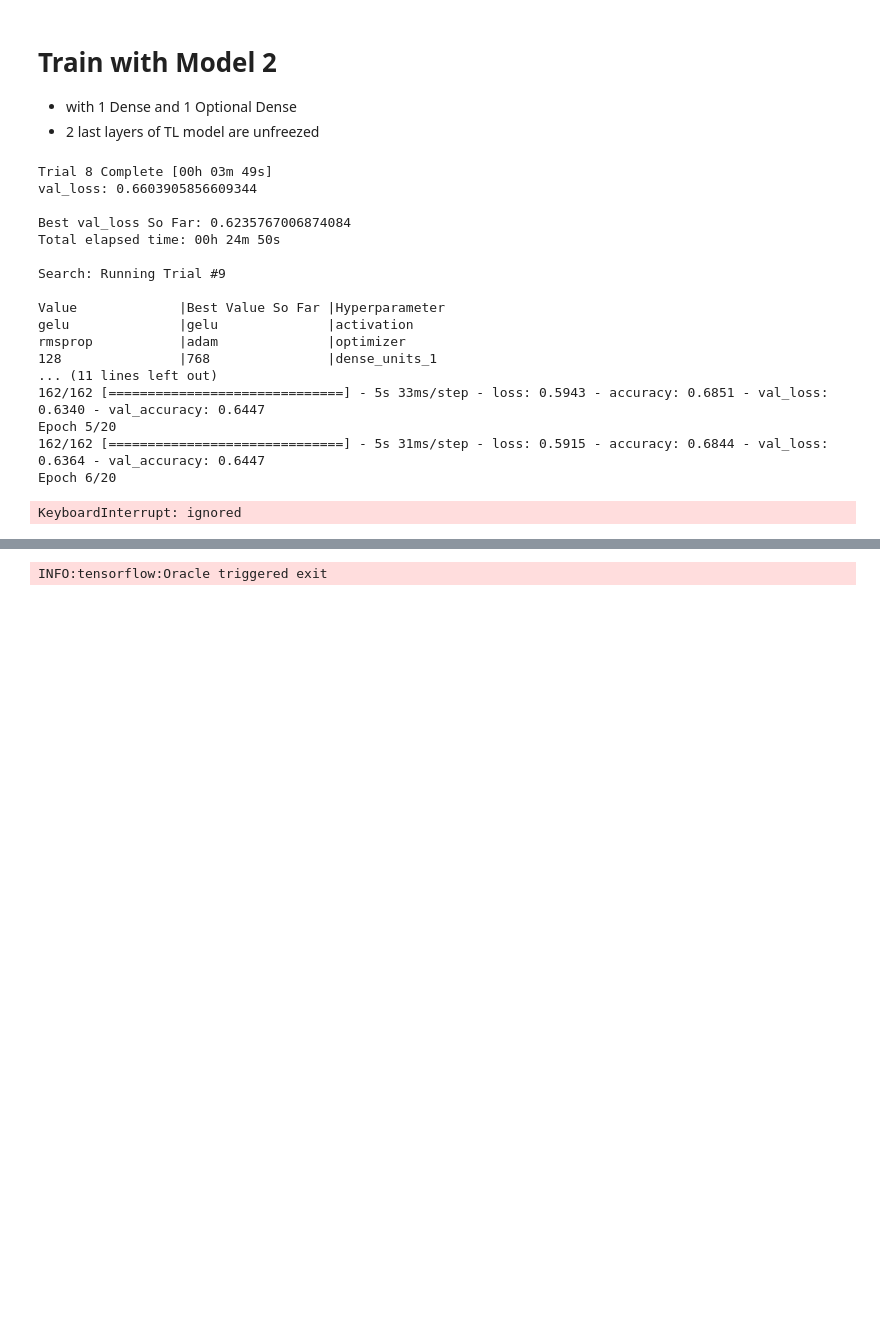
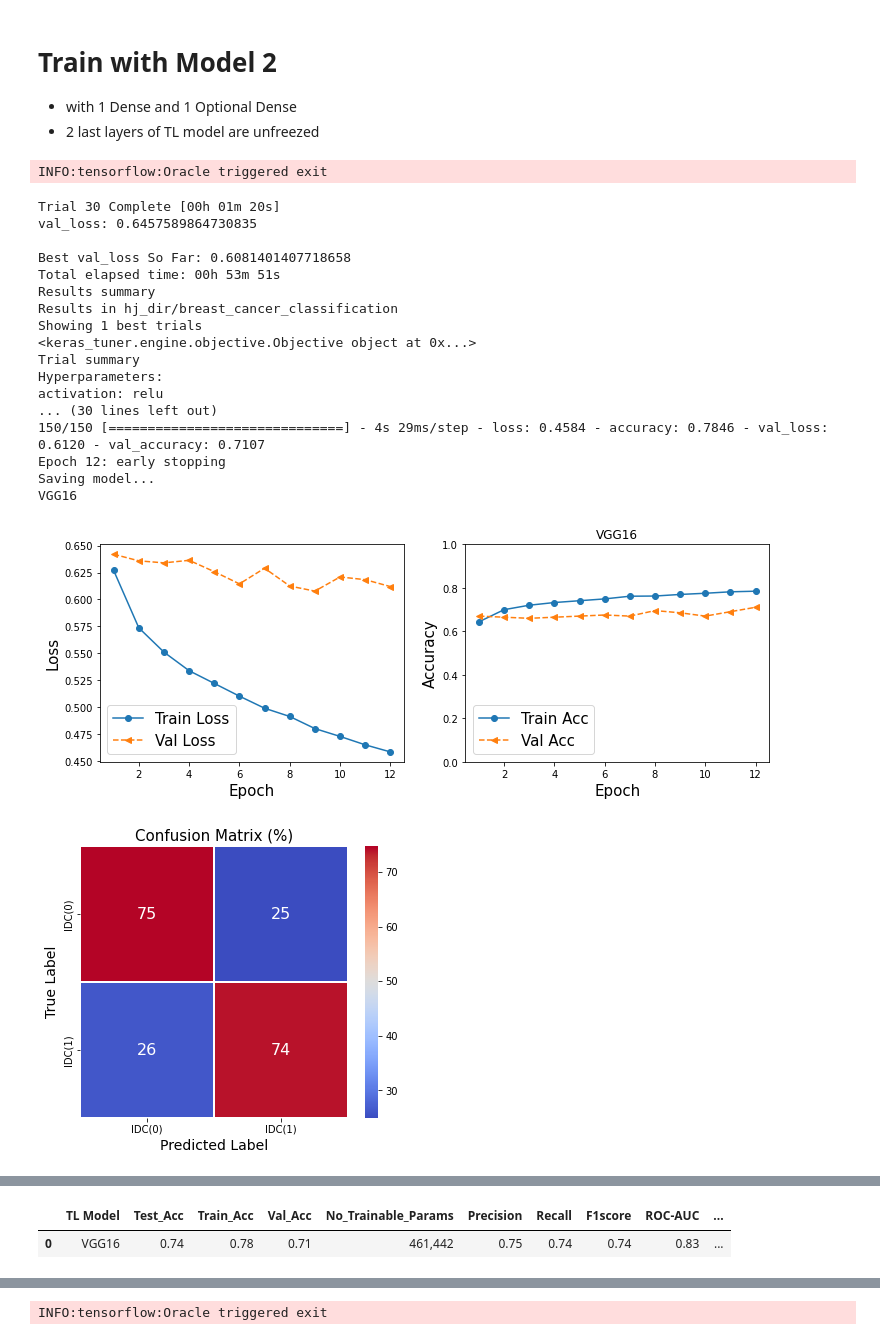
Before and after one commit to heesukjang/W207_AppliedML_Fall2022, a Jupyter notebook: FINAL_MODEL_2_CNN_with_Transfer_Learning_.ipynb, the cells around one changed output, grey strips where cells are left out. Saved outputs shown, nothing was run; the diff lists cells and outputs as text; code cells hidden in the pictures; blank space fills up the shorter version.

```diff
--- a/FINAL_MODEL_2_CNN_with_Transfer_Learning_.ipynb
+++ b/FINAL_MODEL_2_CNN_with_Transfer_Learning_.ipynb
@@ -2129,38 +2092,41 @@ def experimenting_cnn_with_tl(chosen_model='VGG16',
 - 2 last layers of TL model are unfreezed
 # %%
 # Model 2
-perf_summary_vgg16_m1 = experimenting_cnn_with_tl(chosen_model='VGG16',
+chosen_model = 'VGG16'
+perf_summary_vgg16_m1 = experimenting_cnn_with_tl(chosen_model=chosen_model,
                                 image_size = 50,
                                 max_trials=30,
                                 batch_size=64,
                                 epochs=20,
                                 brightness_delta=random.choice([.2,.3,.4]),
                                 contrast_factor=random.choice([2,3,4]),
                                 angle=90,
                                 right=random.choice([6,10,12]),
                                 up=random.choice([-5,-7,-9]),
                                 left=random.choice([-6,-10,-12]),
                                 down=random.choice([5,7,9]))
 perf_summary_vgg16_m1
-# Found 10356 images belonging to 2 classes.
+# Found 9,564 images belonging to 2 classes.
 # Found 197 images belonging to 2 classes.
 # Found 199 images belonging to 2 classes.
 # %% [output]
-Trial 8 Complete [00h 03m 49s]
-val_loss: 0.6603905856609344
-
-Best val_loss So Far: 0.6235767006874084
-Total elapsed time: 00h 24m 50s
-
-Search: Running Trial #9
-
-Value             |Best Value So Far |Hyperparameter
-gelu              |gelu              |activation
-rmsprop           |adam              |optimizer
-128               |768               |dense_units_1
-... (11 lines left out)
-162/162 [==============================] - 5s 33ms/step - loss: 0.5943 - accuracy: 0.6851 - val_loss: 0.6340 - val_accuracy: 0.6447
-Epoch 5/20
-162/162 [==============================] - 5s 31ms/step - loss: 0.5915 - accuracy: 0.6844 - val_loss: 0.6364 - val_accuracy: 0.6447
-Epoch 6/20
+INFO:tensorflow:Oracle triggered exit
-KeyboardInterrupt: ignored
+Trial 30 Complete [00h 01m 20s]
+val_loss: 0.6457589864730835
+
+Best val_loss So Far: 0.6081401407718658
+Total elapsed time: 00h 53m 51s
+Results summary
+Results in hj_dir/breast_cancer_classification
+Showing 1 best trials
+<keras_tuner.engine.objective.Objective object at 0x...>
+Trial summary
+Hyperparameters:
+activation: relu
+... (30 lines left out)
+150/150 [==============================] - 4s 29ms/step - loss: 0.4584 - accuracy: 0.7846 - val_loss: 0.6120 - val_accuracy: 0.7107
+Epoch 12: early stopping
+Saving model...
+VGG16
+[figure, added]
+[figure, added]
@@ -2167,3 +2153,5 @@ KeyboardInterrupt: ignored
+|  | TL Model | Test_Acc | Train_Acc | Val_Acc | No_Trainable_Params | Precision | Recall | F1score | ROC-AUC | ... |
+| 0 | VGG16 | 0.74 | 0.78 | 0.71 | 461,442 | 0.75 | 0.74 | 0.74 | 0.83 | ... |
 # %%
 # tl = load_model('model.hdf5')
 # print("Total trainable weights: {}".format(len(tl.trainable_weights)))
```
Also changed, not shown: parts of 22 cells of this notebook.
